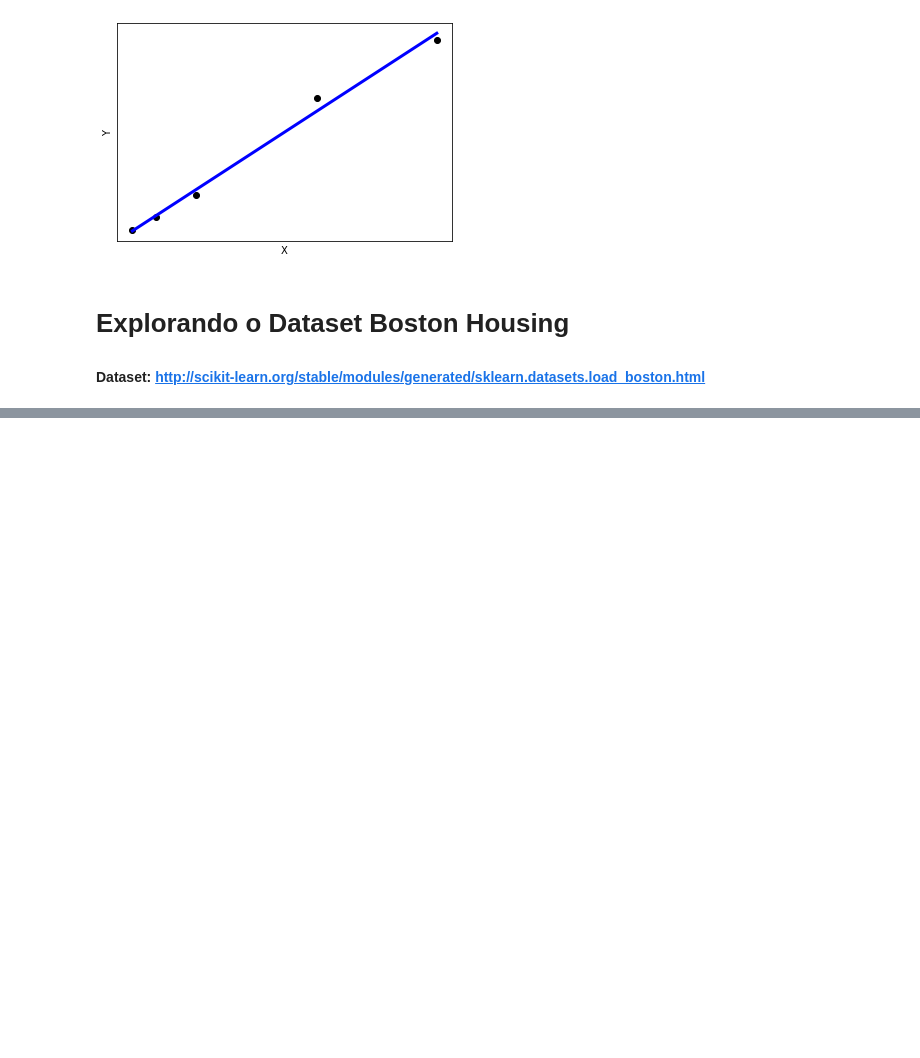
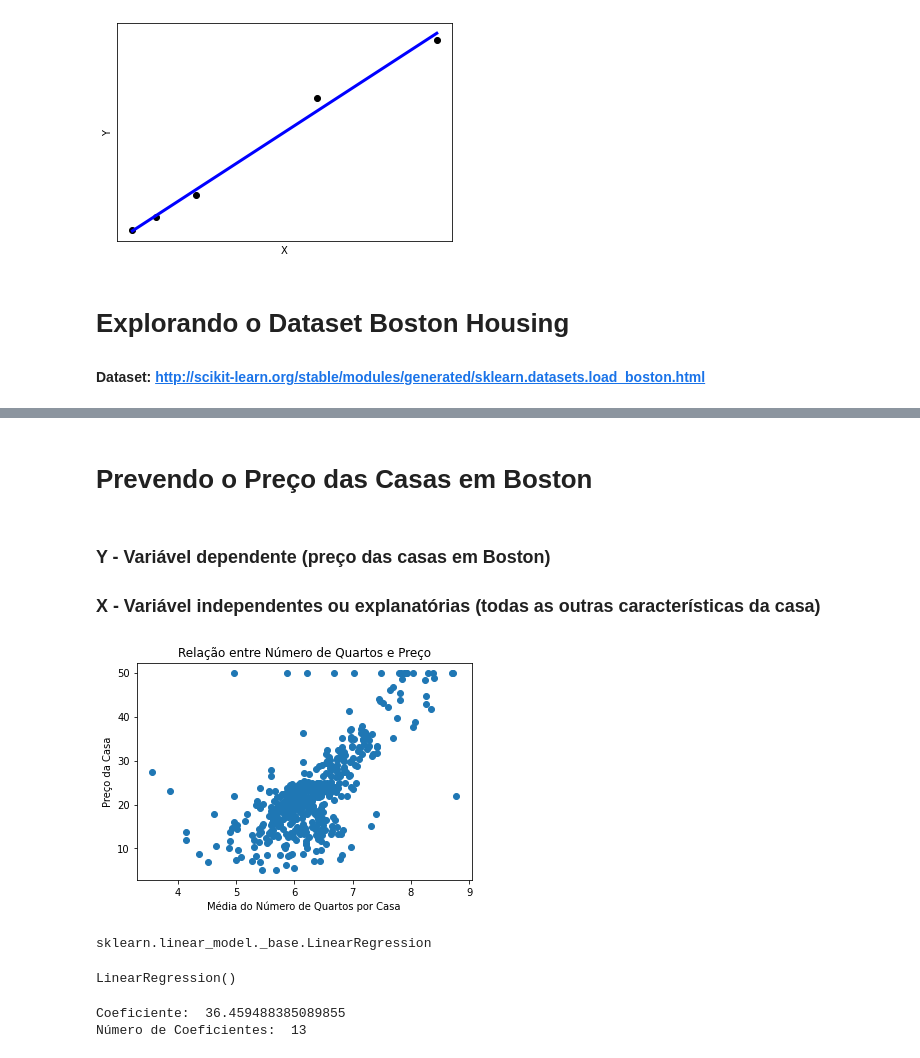
Before and after one commit to romulovieira777/Python_Fundamentos_Analise_Dados, a Jupyter notebook: Seção 08 - Módulos Python para Análise de Dados/Notebook/DSA-Python-Cap08-05-Scikit-Learn.ipynb, the cells around one changed output, grey strips where cells are left out. Cells and saved outputs as stored; diff of their text form; code cells hidden in the pictures; blank space fills up the shorter version.

```diff
--- a/Seção 08 - Módulos Python para Análise de Dados/Notebook/DSA-Python-Cap08-05-Scikit-Learn.ipynb
+++ b/Seção 08 - Módulos Python para Análise de Dados/Notebook/DSA-Python-Cap08-05-Scikit-Learn.ipynb
@@ -177,0 +248,4 @@ plt.show()
+# %%
+# Convertendo o dataset em um DataFrame pandas
+df = pd.DataFrame(boston.data)
+df.head()
@@ -177,0 +259,4 @@ plt.show()
+# %%
+# Convertendo o título das colunas
+df.columns = boston.feature_names
+df.head()
@@ -177,0 +291,4 @@ plt.show()
+# %%
+# Adicionando o preço da casa ao DataFrame
+df['PRICE'] = boston.target
+df.head()
@@ -177,0 +302,5 @@ plt.show()
+# %% [markdown]
+# Prevendo o Preço das Casas em Boston
+# %% [markdown]
+### Y - Variável dependente (preço das casas em Boston)
+### X - Variável independentes ou explanatórias (todas as outras características da casa)
@@ -177,0 +313,11 @@ plt.show()
+# %%
+# Definindo Y
+Y = df.PRICE
+# %%
+plt.scatter(df.RM, Y)
+plt.xlabel('Média do Número de Quartos por Casa')
+plt.ylabel('Preço da Casa')
+plt.title('Relação entre Número de Quartos e Preço')
+plt.show()
+# %% [output]
+[figure, added]
@@ -177,0 +327,17 @@ plt.show()
+# %%
+# Tipo do objeto
+type(regr)
+# %% [output]
+sklearn.linear_model._base.LinearRegression
+# %%
+# Treinando o modelo
+regr.fit(X, Y)
+# %% [output]
+LinearRegression()
+# %%
+# Coeficientes
+print('Coeficiente: ', regr.intercept_)
+print('Número de Coeficientes: ', len(regr.coef_))
+# %% [output]
+Coeficiente:  36.459488385089855
+Número de Coeficientes:  13
```
Also changed, not shown: parts of 34 cells of this notebook, 3 other files.
